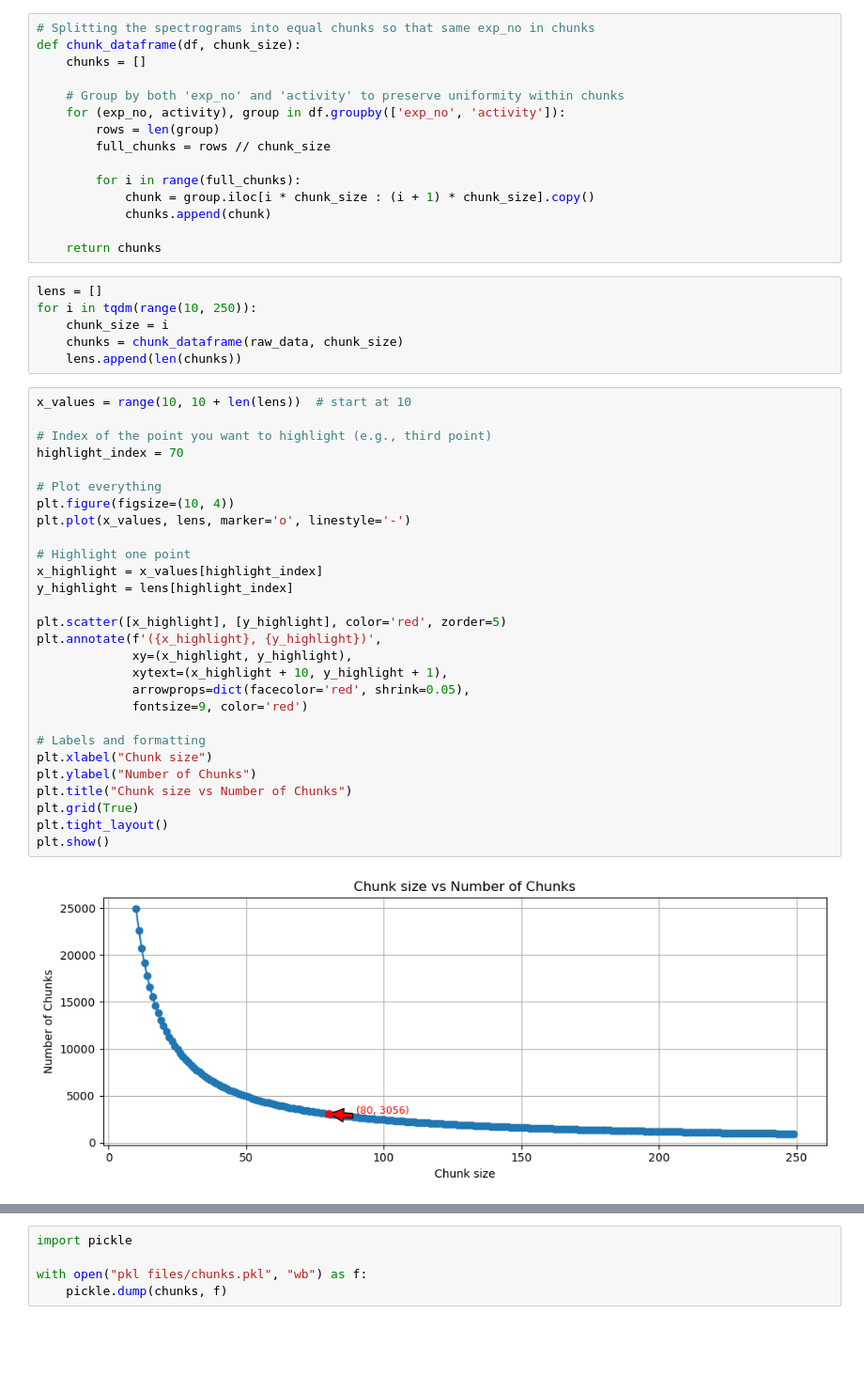
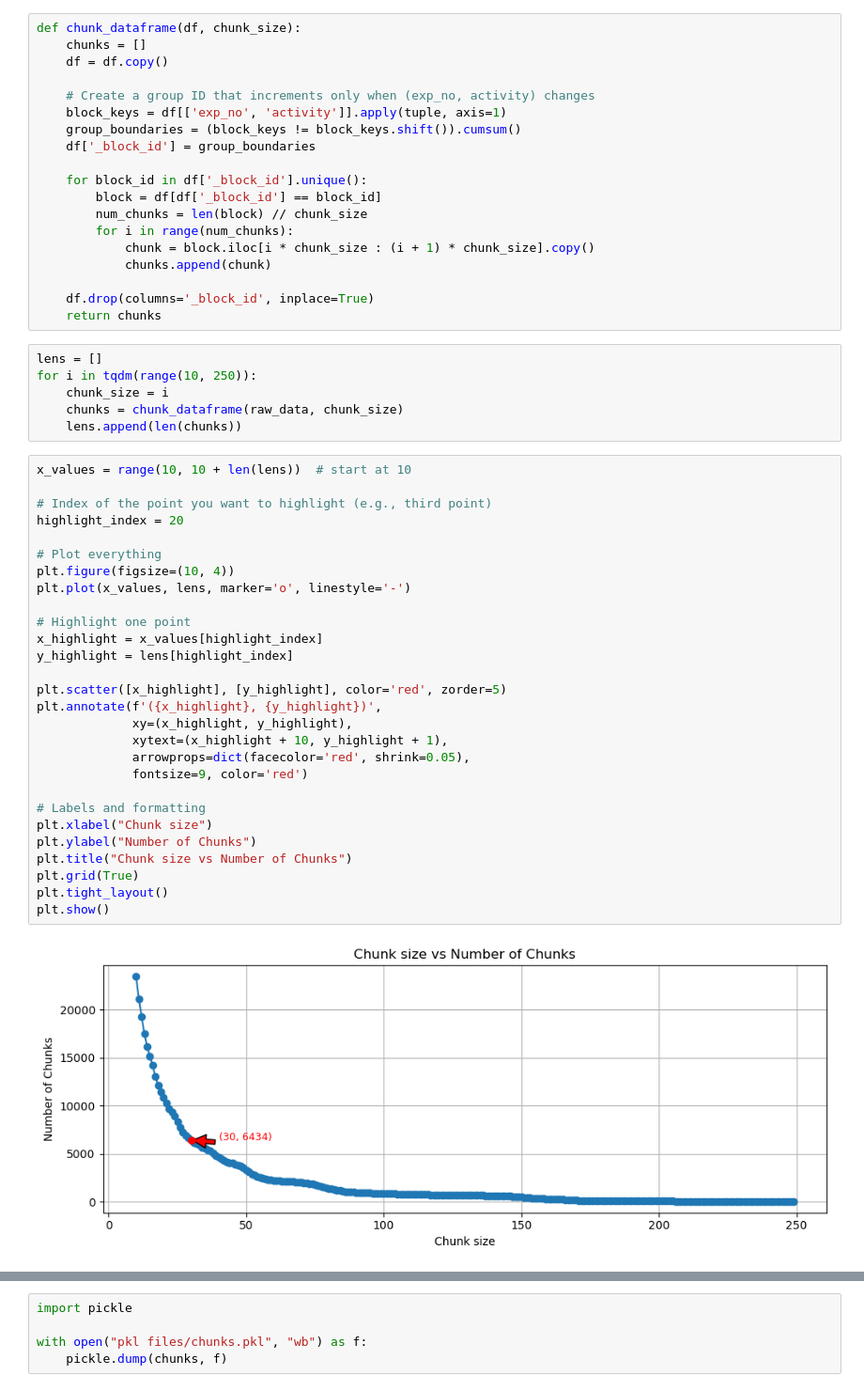
Before and after one commit to KIRANSANKAREJ/opportunisticWiFiRadarHAR, a Jupyter notebook: finalvqvaeDataManip.ipynb, the cells around one changed output, grey strips where cells are left out. Shown at 94% size. Cells and saved outputs as stored; diff of their text form; blank space fills up the shorter version.

```diff
--- a/finalvqvaeDataManip.ipynb
+++ b/finalvqvaeDataManip.ipynb
@@ -143,19 +143,23 @@ The `scale` parameter has been renamed and will be removed in v0.15.0. Pass `den
   sns.violinplot(data=flat_df, x='activity', y='length', scale='width', inner='quartile')
 [figure]
 # %%
-# Splitting the spectrograms into equal chunks so that same exp_no in chunks
 def chunk_dataframe(df, chunk_size):
     chunks = []
+    df = df.copy()
 
-    # Group by both 'exp_no' and 'activity' to preserve uniformity within chunks
-    for (exp_no, activity), group in df.groupby(['exp_no', 'activity']):
-        rows = len(group)
-        full_chunks = rows // chunk_size
+    # Create a group ID that increments only when (exp_no, activity) changes
+    block_keys = df[['exp_no', 'activity']].apply(tuple, axis=1)
+    group_boundaries = (block_keys != block_keys.shift()).cumsum()
+    df['_block_id'] = group_boundaries
 
-        for i in range(full_chunks):
-            chunk = group.iloc[i * chunk_size : (i + 1) * chunk_size].copy()
+    for block_id in df['_block_id'].unique():
+        block = df[df['_block_id'] == block_id]
+        num_chunks = len(block) // chunk_size
+        for i in range(num_chunks):
+            chunk = block.iloc[i * chunk_size : (i + 1) * chunk_size].copy()
             chunks.append(chunk)
 
+    df.drop(columns='_block_id', inplace=True)
     return chunks
 # %%
 lens = []
@@ -166,31 +170,31 @@ for i in tqdm(range(10, 250)):
 # %%
 x_values = range(10, 10 + len(lens))  # start at 10
 
 # Index of the point you want to highlight (e.g., third point)
-highlight_index = 70
+highlight_index = 20
 
 # Plot everything
 plt.figure(figsize=(10, 4))
 plt.plot(x_values, lens, marker='o', linestyle='-')
 
 # Highlight one point
 x_highlight = x_values[highlight_index]
 y_highlight = lens[highlight_index]
 
 plt.scatter([x_highlight], [y_highlight], color='red', zorder=5)
 plt.annotate(f'({x_highlight}, {y_highlight})',
              xy=(x_highlight, y_highlight),
              xytext=(x_highlight + 10, y_highlight + 1),
              arrowprops=dict(facecolor='red', shrink=0.05),
              fontsize=9, color='red')
 
 # Labels and formatting
 plt.xlabel("Chunk size")
 plt.ylabel("Number of Chunks")
 plt.title("Chunk size vs Number of Chunks")
 plt.grid(True)
 plt.tight_layout()
 plt.show()
 # %% [output]
-[figure, old version]
+[figure, new version]
 # %%
```
Also changed, not shown: parts of 4 cells of this notebook.
